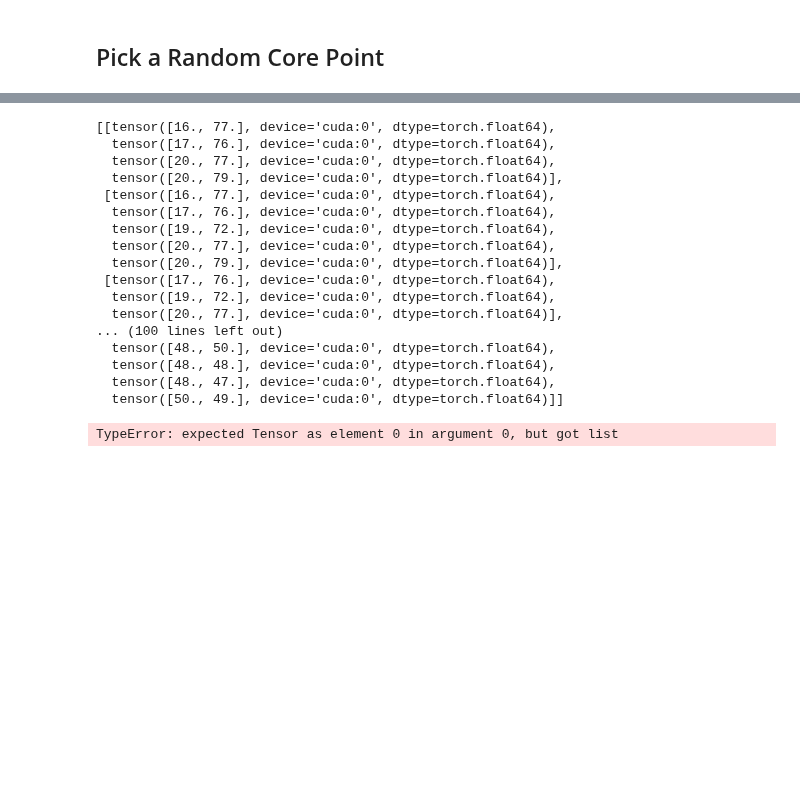
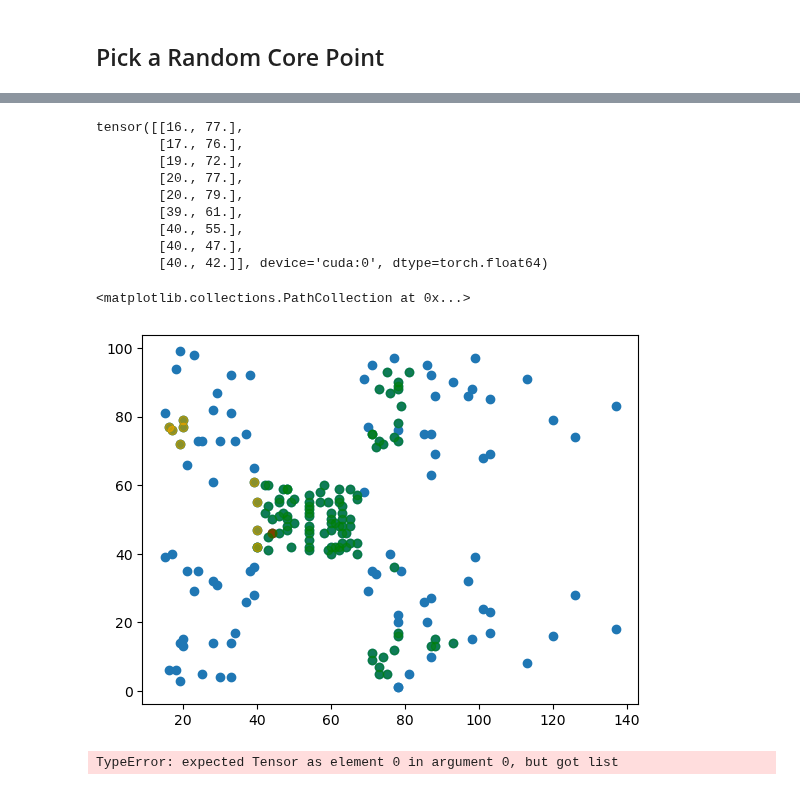
Before and after one commit to peterbull/fai-pt2-nbs, a Jupyter notebook: 02.41_dbscan.ipynb, the cells around one changed output, grey strips where cells are left out. Drawn from its saved outputs; the diff is of its cells as text; code cells hidden in the pictures; blank space fills up the shorter version.

Commit message:
fix first cluster expansion

```diff
--- a/02.41_dbscan.ipynb
+++ b/02.41_dbscan.ipynb
@@ -144,24 +60,0 @@ tensor([[49., 55.],
-# %%
-for coord in range(ex_neighborhood.shape[0]):
-    x = int(ex_neighborhood[coord, 0])
-    y = int(ex_neighborhood[coord, 1])
-# %%
-circle1 = Circle((x_y_tens[ex_pt, 0], x_y_tens[ex_pt, 1]), rad, color='red', fill=False, linewidth=4)
-circle2 = Circle((x_y_tens[ex_pt, 0], x_y_tens[ex_pt, 1]), rad, color='green', linewidth=4, alpha=0.5)
-fig, ax = plt.subplots()
-for coord in range(ex_neighborhood.shape[0]):
-    x = int(ex_neighborhood[coord, 0])
-    y = int(ex_neighborhood[coord, 1])
-    fill_circle = Circle((x, y), rad, color="orange", linewidth=2)
-    rad_circle = Circle((x, y), rad, color="red", fill=False, linewidth=4)
-    ax.add_artist(fill_circle)
-    ax.add_artist(rad_circle)
-x = list(x_y_tens[:,0].detach().cpu().numpy())
-y = list(x_y_tens[:,1].detach().cpu().numpy())
-ax.add_artist(circle1)
-ax.add_artist(circle2)
-ax.scatter(x,y)
-ax.set_xlabel('Annual Income (k$)')
-ax.set_ylabel('Spending Score (1-100)')
-plt.show()
-plt.show()
@@ -176,6 +61,6 @@ tensor([54., 55.], device='cuda:0', dtype=torch.float64)
 # %%
-def pt_neighborhood(ptidx, tens, rad=7.):
-    dist = ((tens - tens[ptidx])**2).sqrt().sum(1)
+def pt_neighborhood(pt_idx, tens, rad=7.):
+    dist = ((tens - tens[pt_idx])**2).sqrt().sum(1)
     return tens[(dist <= rad)]
 # %%
 pt_neighborhood(ex_pt, x_y_tens)
@@ -320,28 +195,31 @@ tensor([[58., 46.],
 # %%
 first_cluster_core = []
 for i, pt in enumerate(neighborhood):
-    neighborhood = pt_neighborhood(i, core_pts)
-    first_cluster_core.append([neighborhood[x] for x in range(neighborhood.shape[0]) if neighborhood[x] not in first_cluster_core])
+    neighborhood_core = pt_neighborhood(i, core_pts)
+    first_cluster_core.append(core_pts[i])
+
+first_cluster_core = torch.stack(first_cluster_core)
 # %%
 first_cluster_core
 # %% [output]
-[[tensor([16., 77.], device='cuda:0', dtype=torch.float64),
-  tensor([17., 76.], device='cuda:0', dtype=torch.float64),
-  tensor([20., 77.], device='cuda:0', dtype=torch.float64),
-  tensor([20., 79.], device='cuda:0', dtype=torch.float64)],
- [tensor([16., 77.], device='cuda:0', dtype=torch.float64),
-  tensor([17., 76.], device='cuda:0', dtype=torch.float64),
-  tensor([19., 72.], device='cuda:0', dtype=torch.float64),
-  tensor([20., 77.], device='cuda:0', dtype=torch.float64),
-  tensor([20., 79.], device='cuda:0', dtype=torch.float64)],
- [tensor([17., 76.], device='cuda:0', dtype=torch.float64),
-  tensor([19., 72.], device='cuda:0', dtype=torch.float64),
-  tensor([20., 77.], device='cuda:0', dtype=torch.float64)],
-... (100 lines left out)
-  tensor([48., 50.], device='cuda:0', dtype=torch.float64),
-  tensor([48., 48.], device='cuda:0', dtype=torch.float64),
-  tensor([48., 47.], device='cuda:0', dtype=torch.float64),
-  tensor([50., 49.], device='cuda:0', dtype=torch.float64)]]
+tensor([[16., 77.],
+        [17., 76.],
+        [19., 72.],
+        [20., 77.],
+        [20., 79.],
+        [39., 61.],
+        [40., 55.],
+        [40., 47.],
+        [40., 42.]], device='cuda:0', dtype=torch.float64)
+# %%
+fig, ax = plt.subplots()
+ax.scatter(x,y)
+ax.scatter(core_pts[cluster_init][0].detach().cpu().numpy(), core_pts[cluster_init][1].detach().cpu().numpy(), color='red')
+ax.scatter(core_pts[:,0].detach().cpu().numpy(), core_pts[:,1].detach().cpu().numpy(), color='green', alpha=0.5)
+ax.scatter(first_cluster_core[:,0].detach().cpu().numpy(), first_cluster_core[:,1].detach().cpu().numpy(), color='orange', alpha=0.5)
+# %% [output]
+<matplotlib.collections.PathCollection at 0x...>
+[figure, added]
 # %%
 torch.stack(first_cluster_core)
 # %% [output]
```
Also changed, not shown: parts of 19 cells of this notebook.
